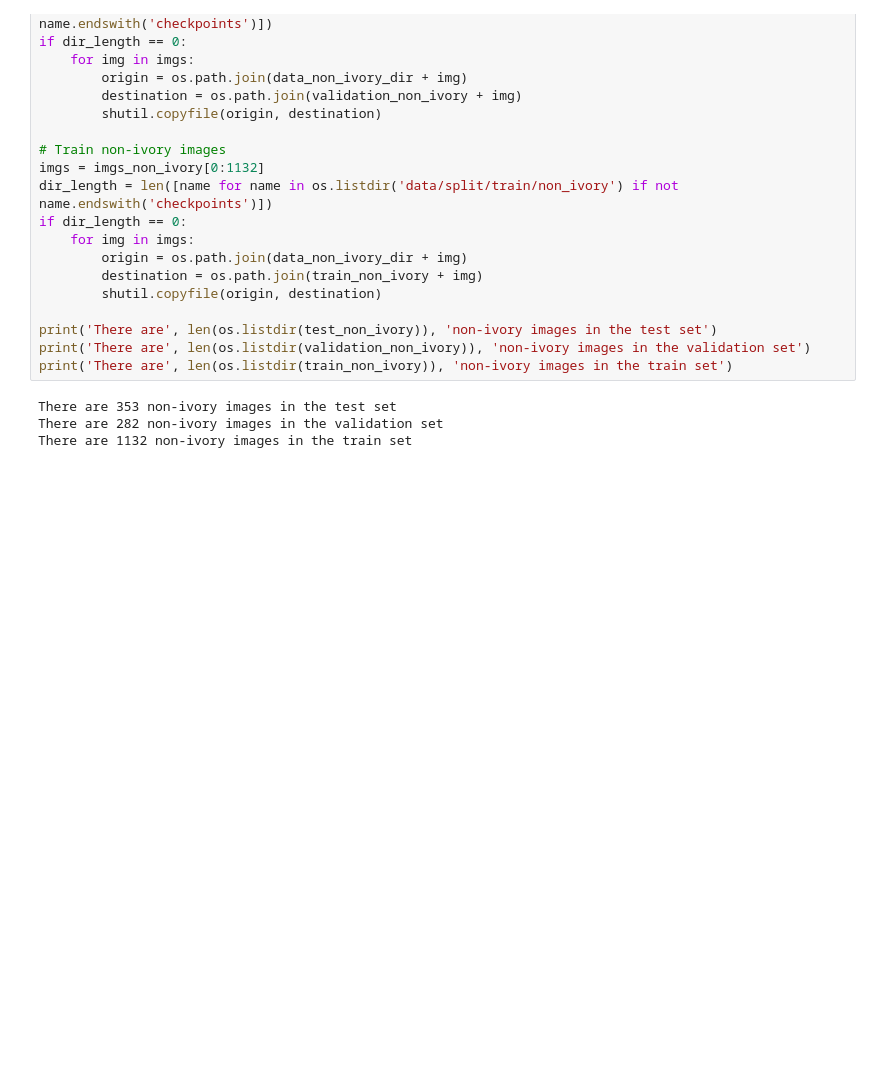
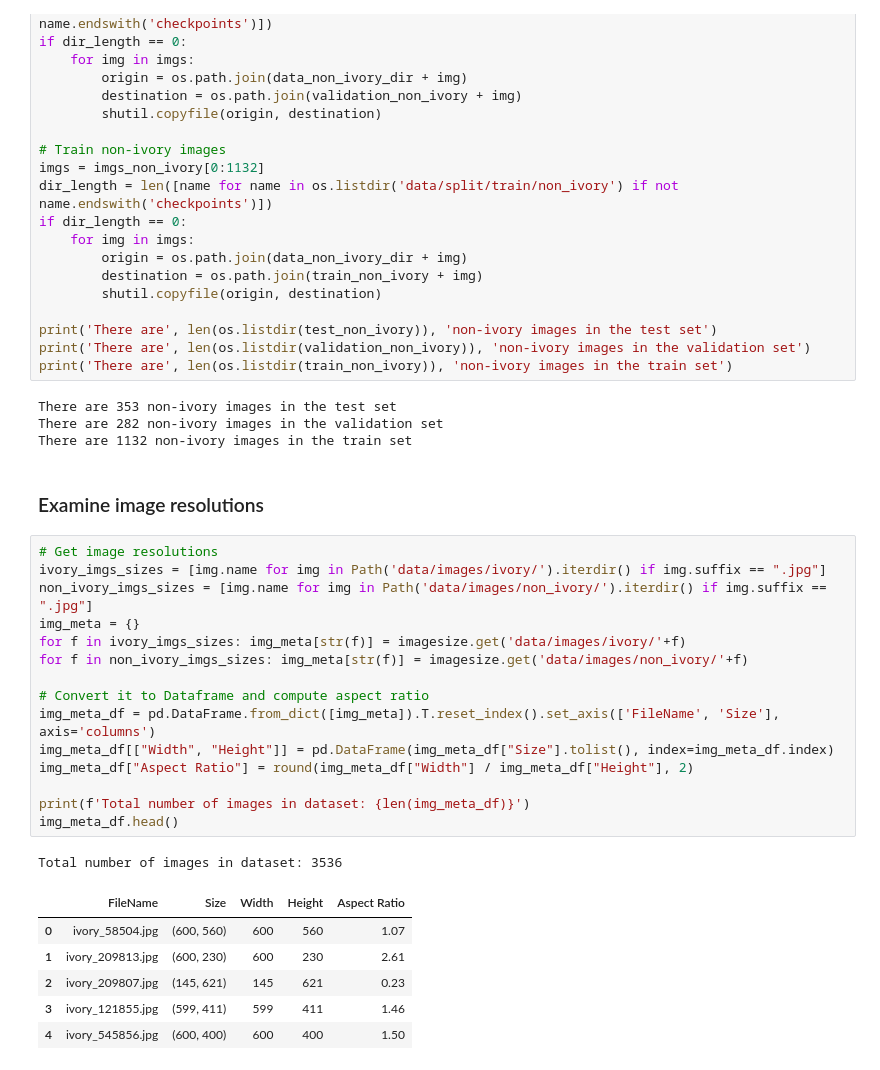
Before and after one commit to rjpost20/Met-Ivory-Classification-Project, a Jupyter notebook: Met_Art_Classification_Model_V2.ipynb, the cells around one changed output. Saved outputs shown, nothing was run; the diff lists cells and outputs as text; blank space fills up the shorter version.

```diff
--- a/Met_Art_Classification_Model_V2.ipynb
+++ b/Met_Art_Classification_Model_V2.ipynb
@@ -627,3 +634,28 @@ print('There are', len(os.listdir(train_non_ivory)), 'non-ivory images in the tr
 There are 353 non-ivory images in the test set
 There are 282 non-ivory images in the validation set
 There are 1132 non-ivory images in the train set
+# %% [markdown]
+### Examine image resolutions
+# %%
+# Get image resolutions
+ivory_imgs_sizes = [img.name for img in Path('data/images/ivory/').iterdir() if img.suffix == ".jpg"]
+non_ivory_imgs_sizes = [img.name for img in Path('data/images/non_ivory/').iterdir() if img.suffix == ".jpg"]
+img_meta = {}
+for f in ivory_imgs_sizes: img_meta[str(f)] = imagesize.get('data/images/ivory/'+f)
+for f in non_ivory_imgs_sizes: img_meta[str(f)] = imagesize.get('data/images/non_ivory/'+f)
+
+# Convert it to Dataframe and compute aspect ratio
+img_meta_df = pd.DataFrame.from_dict([img_meta]).T.reset_index().set_axis(['FileName', 'Size'], axis='columns')
+img_meta_df[["Width", "Height"]] = pd.DataFrame(img_meta_df["Size"].tolist(), index=img_meta_df.index)
+img_meta_df["Aspect Ratio"] = round(img_meta_df["Width"] / img_meta_df["Height"], 2)
+
+print(f'Total number of images in dataset: {len(img_meta_df)}')
+img_meta_df.head()
+# %% [output]
+Total number of images in dataset: 3536
+|  | FileName | Size | Width | Height | Aspect Ratio |
+| 0 | ivory_58504.jpg | (600, 560) | 600 | 560 | 1.07 |
+| 1 | ivory_209813.jpg | (600, 230) | 600 | 230 | 2.61 |
+| 2 | ivory_209807.jpg | (145, 621) | 145 | 621 | 0.23 |
+| 3 | ivory_121855.jpg | (599, 411) | 599 | 411 | 1.46 |
+| 4 | ivory_545856.jpg | (600, 400) | 600 | 400 | 1.50 |
```
Also changed, not shown: parts of 3 cells of this notebook.
